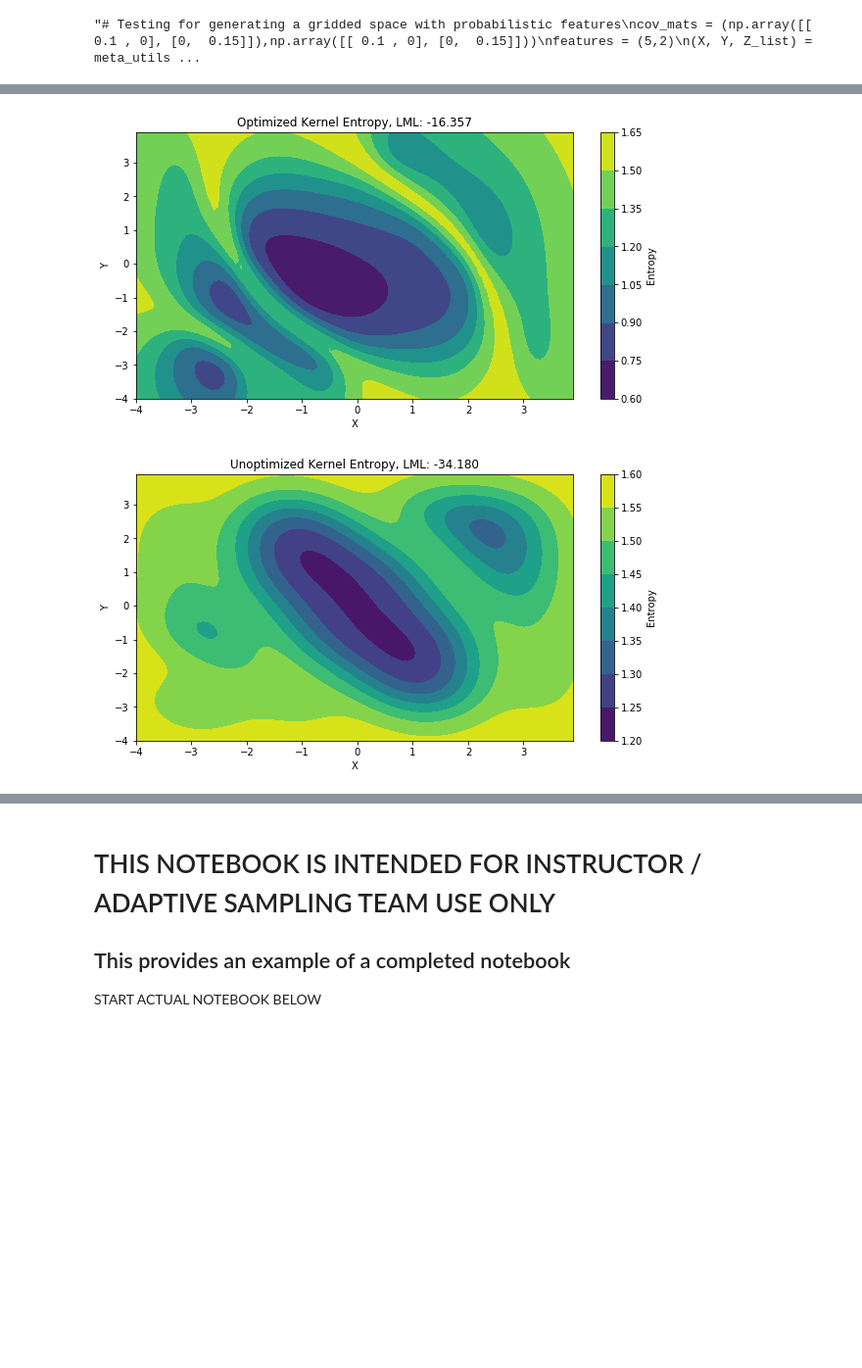
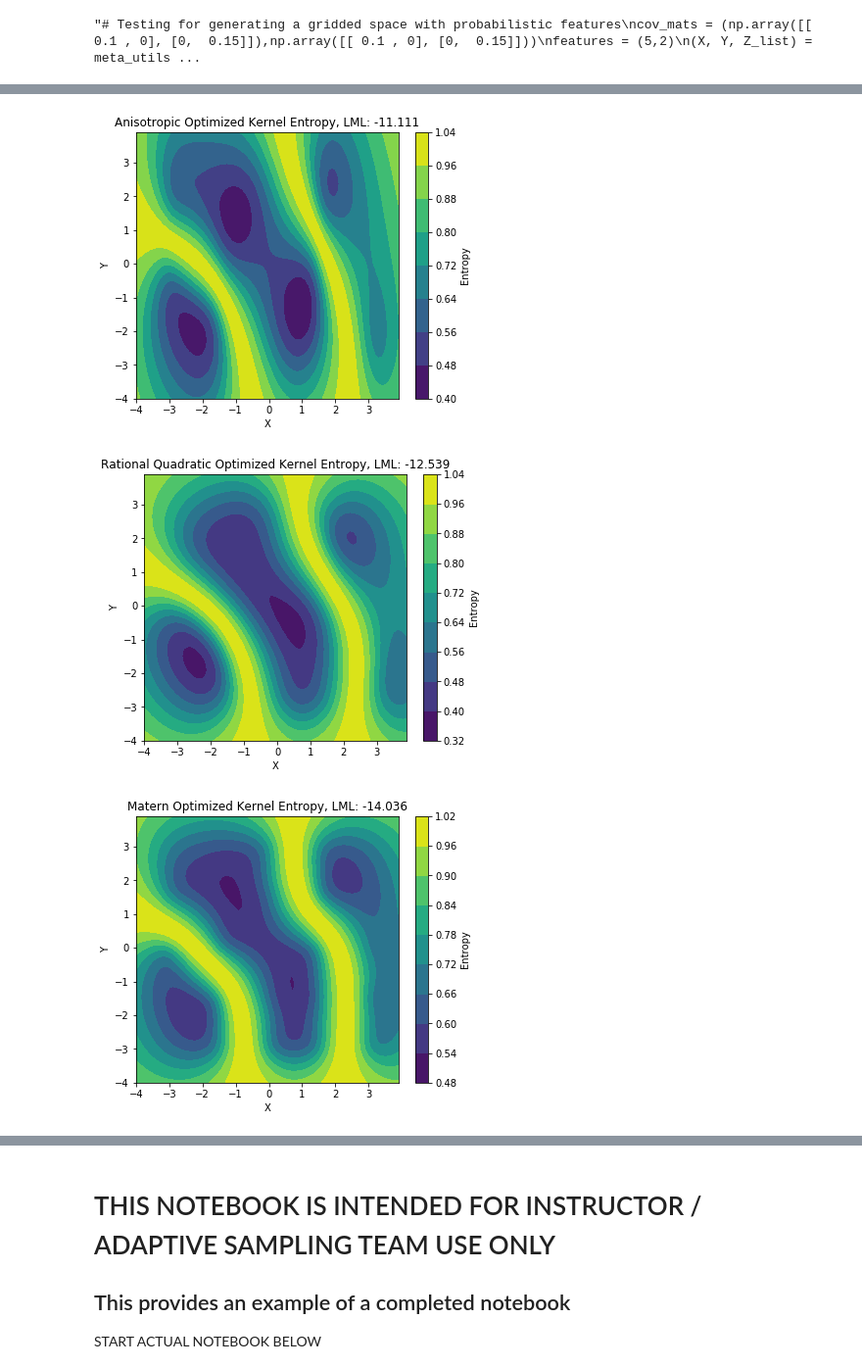
Before and after one commit to tukai21/adaptive-sampling, a Jupyter notebook: mini-pset-COMPLETED EXAMPLE.ipynb, the cells around one changed output, grey strips where cells are left out. Shown at 98% size. Cells and saved outputs as stored; diff of their text form; code cells hidden in the pictures; blank space fills up the shorter version.

```diff
--- a/mini-pset-COMPLETED EXAMPLE.ipynb
+++ b/mini-pset-COMPLETED EXAMPLE.ipynb
@@ -106,6 +111,6 @@ meta_utils.plot_truth_features(feature_dict)
 # %%
 # Test gridded representation of the features (low res, initial sample)
-N_lowRes = 8
+N_lowRes = 5
 (X,Y,Z) = meta_utils.gen_gridded_space_DET(feature_dict,oneFeaturePerPoint = True, N=N_lowRes )
 
 meta_utils.plot_sampled_features(X,Y,Z,feature_dict, N=N_lowRes,titleStr = 'Sampled Points for All Features - Low Resolution')
@@ -157,0 +184,27 @@ plt.show(fig)
+# %%
+initial_GP_Plots_opt = utils.GP_Plotter(gpc_rbf_isotropic, feature_name_colors, X_init, y_init)
+
+fig,ax = initial_GP_Plots_opt.plot_GP_and_data(title = "Anisotropic RBF - w/ Optimized Kernel")
+
+plt.show(fig)
+
+
+initial_GP_Plots_RQ_opt = utils.GP_Plotter(gpc_rbf_RQ, feature_name_colors, X_init, y_init)
+
+fig,ax = initial_GP_Plots_RQ_opt.plot_GP_and_data(title = "Rational Quadratic RBF - w/ Optimized Kernel")
+
+plt.show(fig)
+
+if useSineKernel:
+    initial_GP_Plots_ES_opt = utils.GP_Plotter(gpc_rbf_ES, feature_name_colors, X_init, y_init)
+
+    fig,ax = initial_GP_Plots_ES_opt.plot_GP_and_data(title = "Exp-Sine-Squared - w/ Optimized Kernel Optimization")
+
+    plt.show(fig)
+
+if useMaternKernel:
+    initial_GP_Plots_M_opt = utils.GP_Plotter(gpc_rbf_M, feature_name_colors, X_init, y_init)
+
+    fig,ax = initial_GP_Plots_M_opt.plot_GP_and_data(title = "Matern nu = " + str(nu) + " w/ Optimized Kernel Optimization")
+
+    plt.show(fig)
@@ -158,11 +215,22 @@ plt.show(fig)
 # %%
-fig,ax = initial_GP_Plots_opt.plot_GP_entropy(title = "Optimized Kernel Entropy")
+fig,ax = initial_GP_Plots_opt.plot_GP_entropy(title = "Anisotropic Optimized Kernel Entropy")
 
 plt.show(fig)
+fig,ax = initial_GP_Plots_RQ_opt.plot_GP_entropy(title = "Rational Quadratic Optimized Kernel Entropy")
+plt.show(fig)
+
+if useSineKernel:
+    fig,ax = initial_GP_Plots_ES_opt.plot_GP_entropy(title = "Exp-Sine-Squared Optimized Kernel Entropy")
+    plt.show(fig)
+
+if useMaternKernel:
+    fig,ax = initial_GP_Plots_M_opt.plot_GP_entropy(title = "Matern Optimized Kernel Entropy")
+    plt.show(fig)
 
 fig,ax = initial_GP_Plots.plot_GP_entropy(title = "Unoptimized Kernel Entropy")
 
 plt.show(fig)
 # %% [output]
-[figure, old version]
+[figure, new version]
-[figure, old version]
+[figure, new version]
+[figure, added]
```
Also changed, not shown: parts of 25 cells of this notebook, 2 other files.
